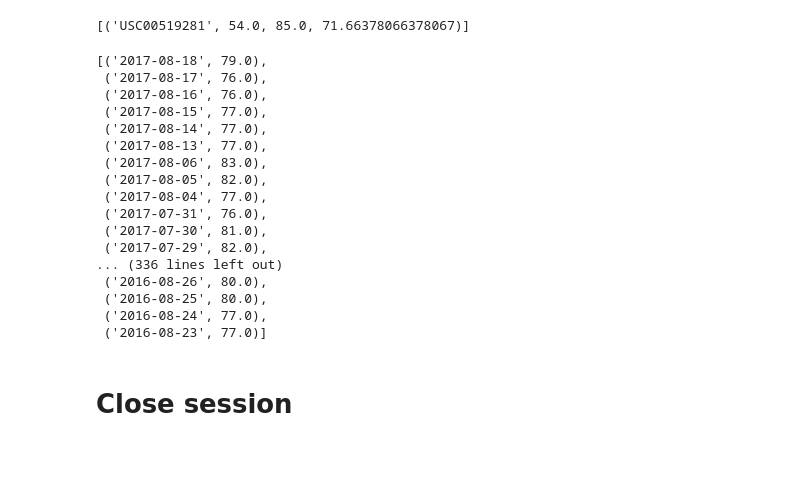
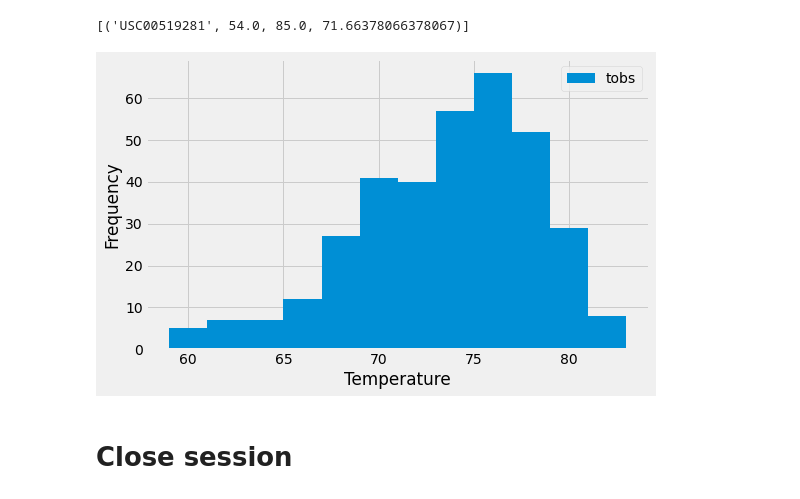
Before and after one commit to DerekLarson77/Sqlalchemy-Climate-Analysis, a Jupyter notebook: Climate_Analysis_and_Exploration.ipynb, the cells around one changed output. Cells and saved outputs as stored; diff of their text form; code cells hidden in the pictures; blank space fills up the shorter version.

```diff
--- a/Climate_Analysis_and_Exploration.ipynb
+++ b/Climate_Analysis_and_Exploration.ipynb
@@ -156,29 +156,31 @@ session.query(*sel).filter(Measurement.station == 'USC00519281').all()
 # %%
 # Using the most active station id
 # Query the last 12 months of temperature observation data for this station and plot the results as a histogram
+
+#bins = [date_format - (a_month * 12), date_format - (a_month * 11), date_format - (a_month * 10),
+#        date_format - (a_month * 9), date_format - (a_month * 8), date_format - (a_month * 7),
+#        date_format - (a_month * 6), date_format - (a_month * 5), date_format - (a_month * 4),
+#        date_format - (a_month * 3), date_format - (a_month * 2), date_format - (a_month * 1), date_format]
+
+#bin_labels = ["12 months prior", "11 months prior", "10 months prior", "9 months prior",
+#              "8 months prior", "7 months prior", "6 months prior", "5 months prior",
+#              "4 months prior", "3 months prior", "2 months prior", "1 months prior",]
+
 sel = [Measurement.date, Measurement.tobs]
 
-session.query(*sel).filter(Measurement.station == 'USC00519281').\
+last_year_tobs = session.query(*sel).filter(Measurement.station == 'USC00519281').\
 filter(Measurement.date > prev_year_date).\
 order_by(Measurement.date.desc()).all()
+
+year_tobs_df = pd.DataFrame(last_year_tobs)
+year_tobs_df = year_tobs_df.dropna()
+
+year_tobs_df.plot.hist(bins=12, figsize=(8,5))
+plt.xlabel("Temperature")
+plt.tight_layout()
+plt.show()
 # %% [output]
-[('2017-08-18', 79.0),
- ('2017-08-17', 76.0),
- ('2017-08-16', 76.0),
- ('2017-08-15', 77.0),
- ('2017-08-14', 77.0),
- ('2017-08-13', 77.0),
- ('2017-08-06', 83.0),
- ('2017-08-05', 82.0),
- ('2017-08-04', 77.0),
- ('2017-07-31', 76.0),
- ('2017-07-30', 81.0),
- ('2017-07-29', 82.0),
-... (336 lines left out)
- ('2016-08-26', 80.0),
- ('2016-08-25', 80.0),
- ('2016-08-24', 77.0),
- ('2016-08-23', 77.0)]
+[figure, added]
 # %% [markdown]
 # Close session
 # %%
```
Also changed, not shown: parts of 4 cells of this notebook.
